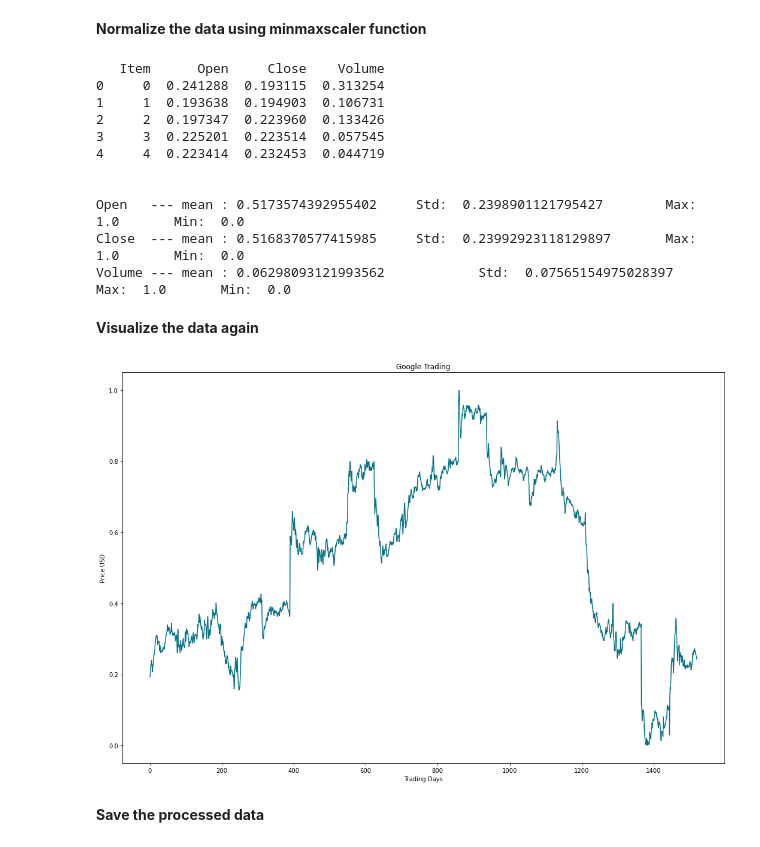
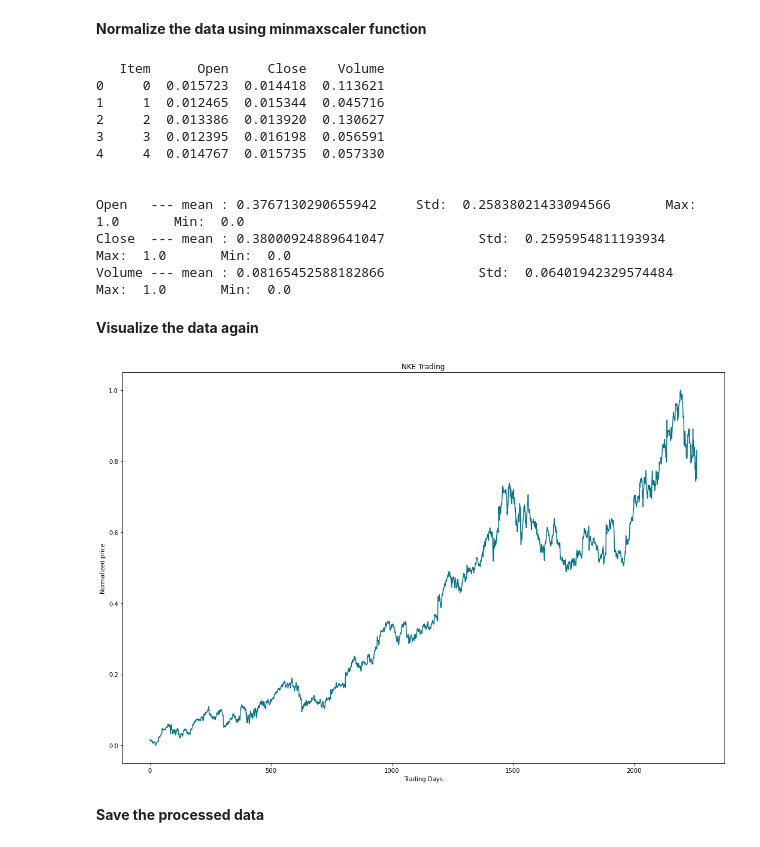
Before and after one commit to zkjfry/MF703, a Jupyter notebook: Stock_Price_Predictor.ipynb, the cells around one changed output. Drawn from its saved outputs; the diff is of its cells as text; code cells hidden in the pictures.

```diff
--- a/Stock_Price_Predictor.ipynb
+++ b/Stock_Price_Predictor.ipynb
@@ -16,8 +16,12 @@ import sys
 # !{sys.executable} -m pip install yfinance
 
 import yfinance as yf
-index_name = "GOOGL"
-data = yf.download(index_name, '2023-11-07','2023-12-06', interval="5m")
+
+tickers = ['NKE', 'CVS', 'SWK', 'SHW', 'MSFT', 'DISH', 'GIS', 'MA', 'CAG', 'BBY']
+
+
+index_name = "NKE"
+data = yf.download(index_name, '2010-01-01','2018-12-31', interval="1d")
 file_name = index_name + ".csv"
 data.to_csv(file_name,index = False)
 print(data)
@@ -105,7 +108,10 @@ visualize.plot_basic(stocks)
 # %% [markdown]
 **Normalize the data using minmaxscaler function**
 # %%
-stocks = ppd.get_normalised_data(stocks)
+from sklearn.preprocessing import MinMaxScaler
+scaler = MinMaxScaler()
+numerical = ['Open', 'Close', 'Volume']
+stocks[numerical] = scaler.fit_transform(stocks[numerical])
 print(stocks.head())
 
 print("\n")
@@ -114,22 +120,22 @@ print("Close  --- mean :", np.mean(stocks['Close']), "  \t Std: ", np.std(stocks
 print("Volume --- mean :", np.mean(stocks['Volume']),"  \t Std: ", np.std(stocks['Volume']),"  \t Max: ", np.max(stocks['Volume']),"  \t Min: ", np.min(stocks['Volume']))
 # %% [output]
    Item      Open     Close    Volume
-0     0  0.241288  0.193115  0.313254
-1     1  0.193638  0.194903  0.106731
-2     2  0.197347  0.223960  0.133426
-3     3  0.225201  0.223514  0.057545
-4     4  0.223414  0.232453  0.044719
+0     0  0.015723  0.014418  0.113621
+1     1  0.012465  0.015344  0.045716
+2     2  0.013386  0.013920  0.130627
+3     3  0.012395  0.016198  0.056591
+4     4  0.014767  0.015735  0.057330
 
 
-Open   --- mean : 0.5173574392955402     Std:  0.2398901121795427        Max:  1.0       Min:  0.0
-Close  --- mean : 0.5168370577415985     Std:  0.23992923118129897       Max:  1.0       Min:  0.0
-Volume --- mean : 0.06298093121993562            Std:  0.07565154975028397       Max:  1.0       Min:  0.0
+Open   --- mean : 0.3767130290655942     Std:  0.25838021433094566       Max:  1.0       Min:  0.0
+Close  --- mean : 0.38000924889641047            Std:  0.2595954811193934        Max:  1.0       Min:  0.0
+Volume --- mean : 0.08165452588182866            Std:  0.06401942329574484       Max:  1.0       Min:  0.0
 # %% [markdown]
 **Visualize the data again**
 # %%
-visualize.plot_basic(stocks)
+visualize.plot_basic(stocks, title=index_name+" Trading", y_label="Normalized price")
 # %% [output]
-[figure, old version]
+[figure, new version]
 # %% [markdown]
 **Save the processed data**
 # %%
```
Also changed, not shown: parts of 33 cells of this notebook, 5 other files.
